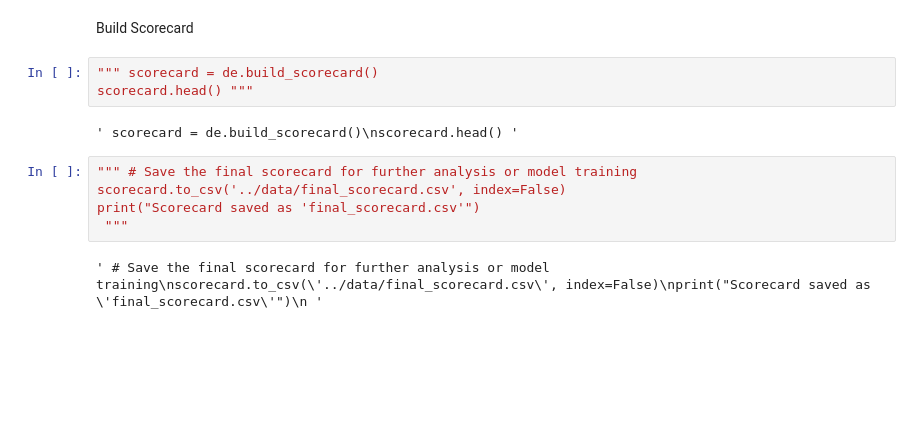
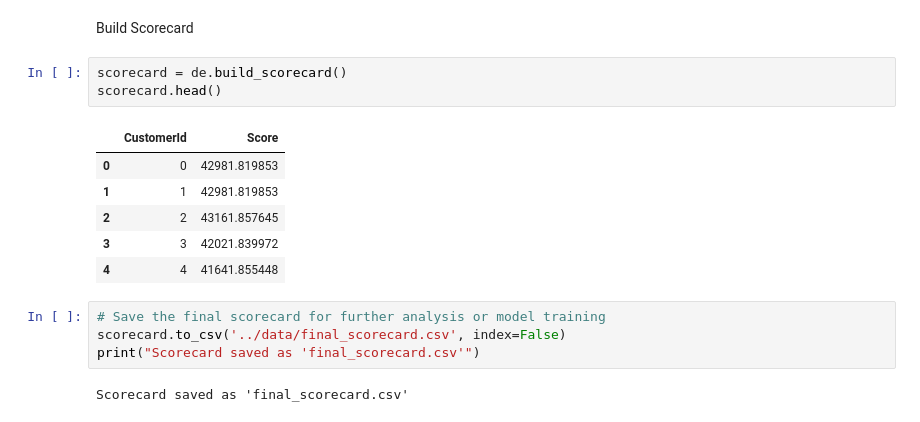
Before and after one commit to YonatanMoges/credit-scoring-model, a Jupyter notebook: notebook/feature_engineering.ipynb, the cells around one changed output. Saved outputs shown, nothing was run; the diff lists cells and outputs as text; blank space fills up the shorter version.

Commit message:
Scorecard

```diff
--- a/notebook/feature_engineering.ipynb
+++ b/notebook/feature_engineering.ipynb
@@ -160,14 +160,18 @@ Information Values for Features: {'Recency': np.float64(1.5169796182468827), 'Fr
 # %% [markdown]
 Build Scorecard
 # %%
-""" scorecard = de.build_scorecard()
-scorecard.head() """
+scorecard = de.build_scorecard()
+scorecard.head()
 # %% [output]
-' scorecard = de.build_scorecard()\nscorecard.head() '
+|  | CustomerId | Score |
+| 0 | 0 | 42981.819853 |
+| 1 | 1 | 42981.819853 |
+| 2 | 2 | 43161.857645 |
+| 3 | 3 | 42021.839972 |
+| 4 | 4 | 41641.855448 |
 # %%
-""" # Save the final scorecard for further analysis or model training
+# Save the final scorecard for further analysis or model training
 scorecard.to_csv('../data/final_scorecard.csv', index=False)
 print("Scorecard saved as 'final_scorecard.csv'")
- """
 # %% [output]
-' # Save the final scorecard for further analysis or model training\nscorecard.to_csv(\'../data/final_scorecard.csv\', index=False)\nprint("Scorecard saved as \'final_scorecard.csv\'")\n '
+Scorecard saved as 'final_scorecard.csv'
```
Also changed, not shown: parts of 5 cells of this notebook, 1 other file.
